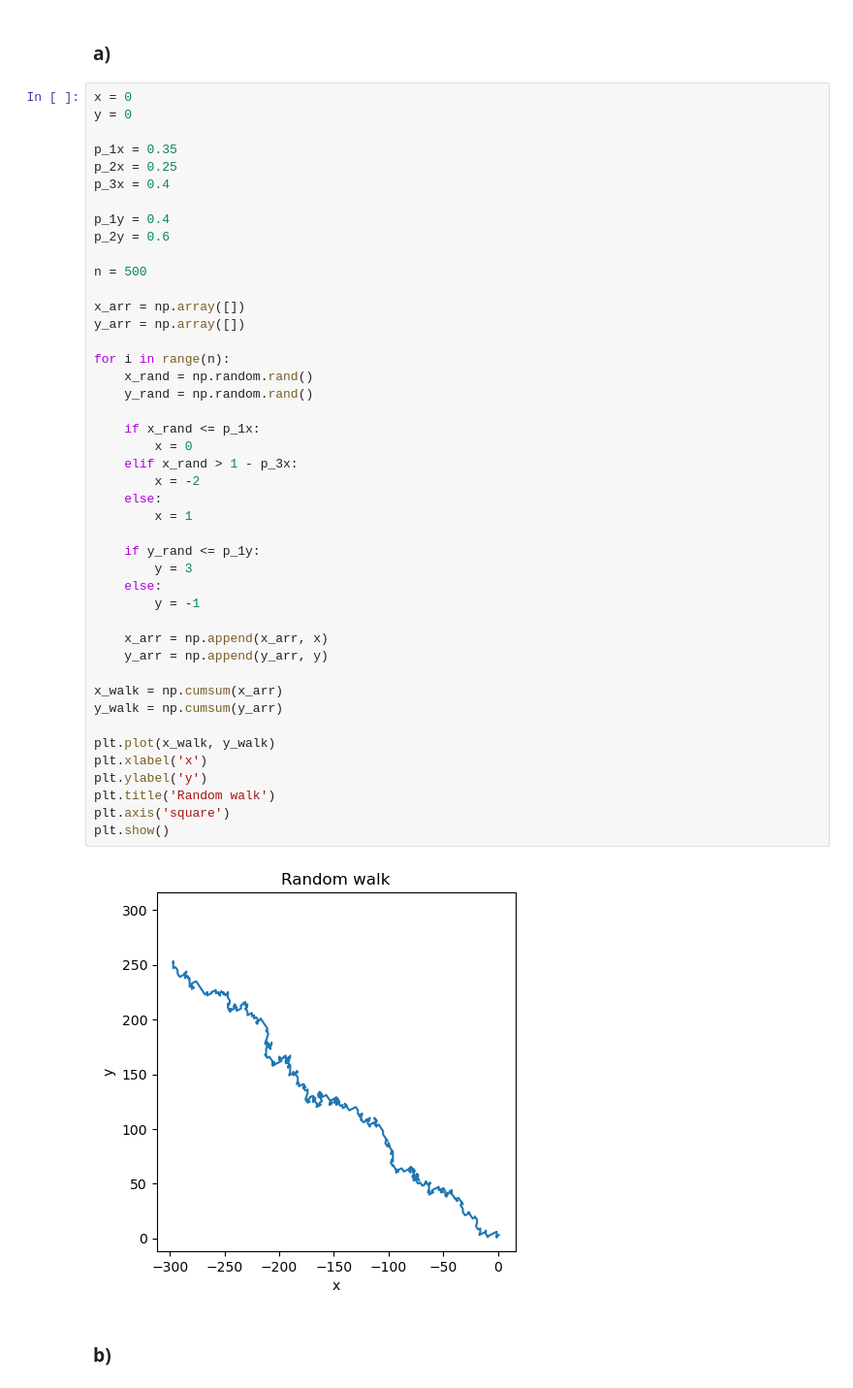
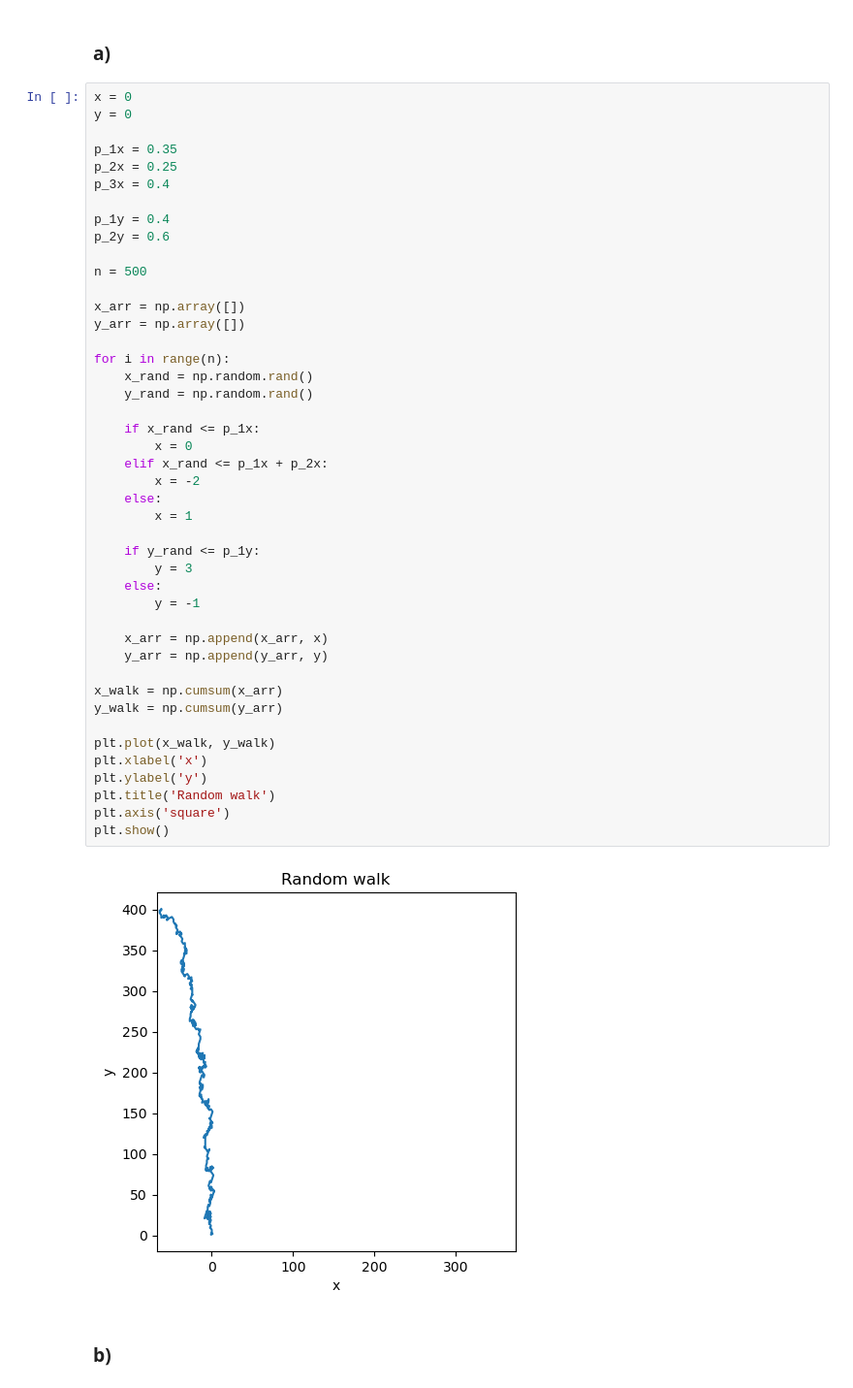
Before and after one commit to loganmachale/PHYS-305, a Jupyter notebook: Assignment 2/Assignment 2 export.ipynb, the cells around one changed output. Shown at 97% size. Drawn from its saved outputs; the diff is of its cells as text.

```diff
--- a/Assignment 2/Assignment 2 export.ipynb
+++ b/Assignment 2/Assignment 2 export.ipynb
@@ -23,35 +23,35 @@ x_arr = np.array([])
 y_arr = np.array([])
 
 for i in range(n):
     x_rand = np.random.rand()
     y_rand = np.random.rand()
 
     if x_rand <= p_1x:
         x = 0
-    elif x_rand > 1 - p_3x:
+    elif x_rand <= p_1x + p_2x:
         x = -2
     else:
         x = 1
 
     if y_rand <= p_1y:
         y = 3
     else:
         y = -1
 
     x_arr = np.append(x_arr, x)
     y_arr = np.append(y_arr, y)
 
 x_walk = np.cumsum(x_arr)
 y_walk = np.cumsum(y_arr)
 
 plt.plot(x_walk, y_walk)
 plt.xlabel('x')
 plt.ylabel('y')
 plt.title('Random walk')
 plt.axis('square')
 plt.show()
 # %% [output]
-[figure, old version]
+[figure, new version]
 # %% [markdown]
 ### b) ###
 # %%
```
Also changed, not shown: parts of 2 cells of this notebook, 1 other file.
